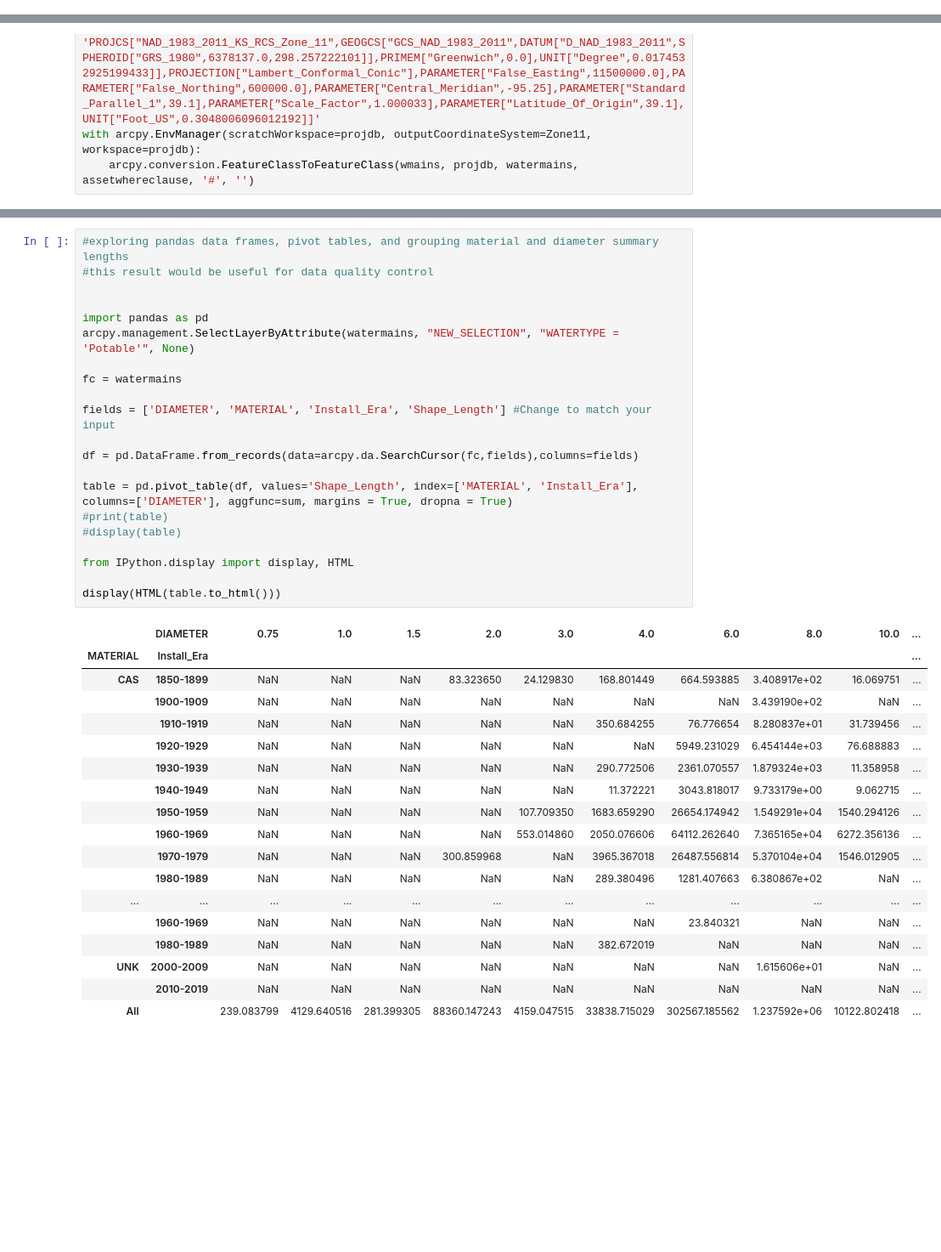
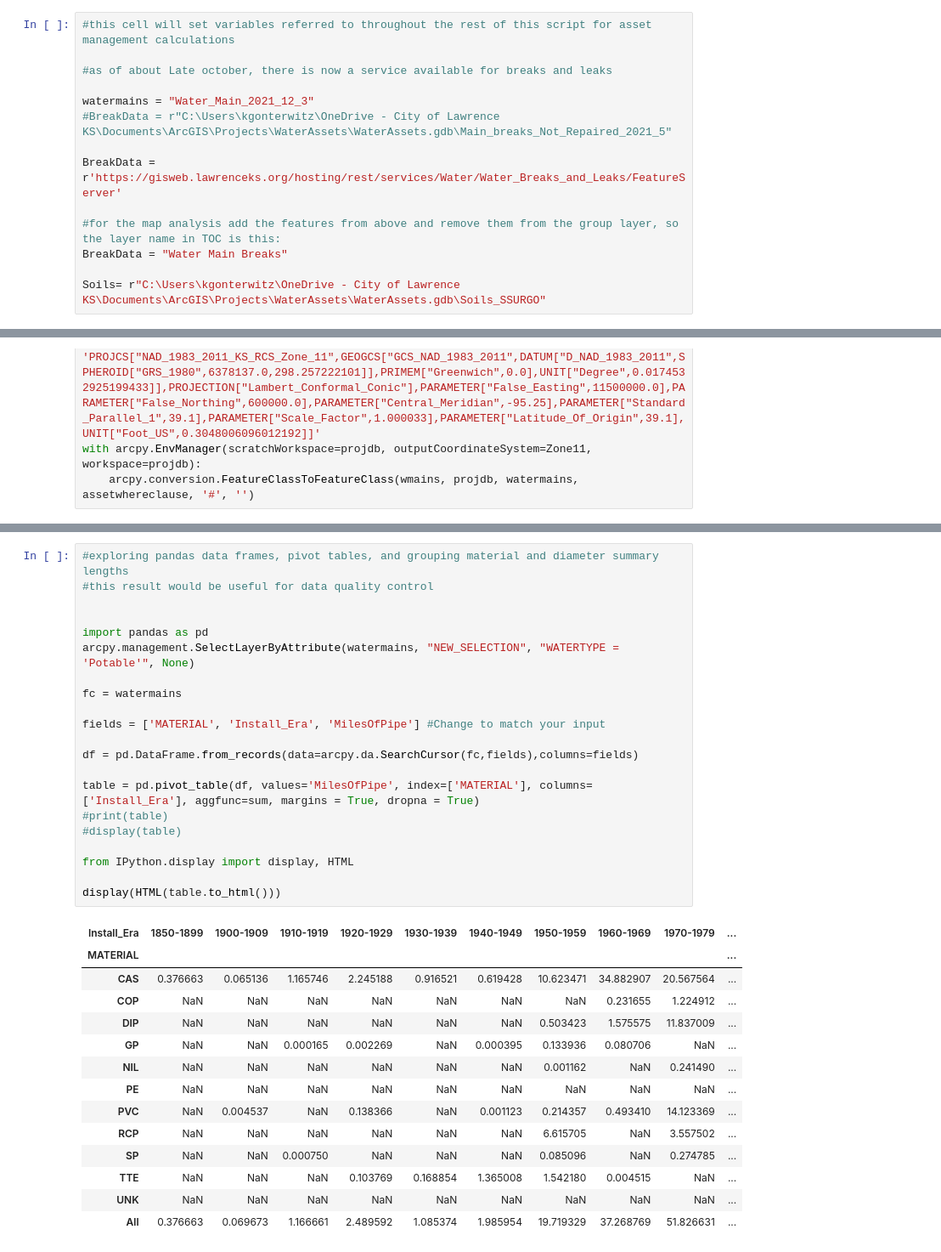
Before and after one commit to gontek/CMED, a Jupyter notebook: AssetPrediction.ipynb, the cells around one changed output, grey strips where cells are left out. Shown: that part at 85% size. Cells and saved outputs as stored; diff of their text form; blank space fills up the shorter version.

```diff
--- a/AssetPrediction.ipynb
+++ b/AssetPrediction.ipynb
@@ -26,2 +25,16 @@ BreakData = "Main_breaks_Not_Repaired_2021_5"
+# %%
+#this cell will set variables referred to throughout the rest of this script for asset management calculations
+
+#as of about Late october, there is now a service available for breaks and leaks
+
+watermains = "Water_Main_2021_12_3"
+#BreakData = r"C:\Users\kgonterwitz\OneDrive - City of Lawrence KS\Documents\ArcGIS\Projects\WaterAssets\WaterAssets.gdb\Main_breaks_Not_Repaired_2021_5"
+
+BreakData = r'https://gisweb.lawrenceks.org/hosting/rest/services/Water/Water_Breaks_and_Leaks/FeatureServer'
+
+#for the map analysis add the features from above and remove them from the group layer, so the layer name in TOC is this:
+BreakData = "Water Main Breaks"
+
+Soils= r"C:\Users\kgonterwitz\OneDrive - City of Lawrence KS\Documents\ArcGIS\Projects\WaterAssets\WaterAssets.gdb\Soils_SSURGO"
 # %%
 #initiate new analysis geodatabase and copy latest updated version of water main data
@@ -436,41 +427,37 @@ Succeeded at Monday, October 4, 2021 1:31:55 PM (Elapsed Time: 0.04 seconds)
 # %%
 #exploring pandas data frames, pivot tables, and grouping material and diameter summary lengths
 #this result would be useful for data quality control
 
 
 import pandas as pd
 arcpy.management.SelectLayerByAttribute(watermains, "NEW_SELECTION", "WATERTYPE = 'Potable'", None)
 
 fc = watermains
 
-fields = ['DIAMETER', 'MATERIAL', 'Install_Era', 'Shape_Length'] #Change to match your input
+fields = ['MATERIAL', 'Install_Era', 'MilesOfPipe'] #Change to match your input
 
 df = pd.DataFrame.from_records(data=arcpy.da.SearchCursor(fc,fields),columns=fields)
 
-table = pd.pivot_table(df, values='Shape_Length', index=['MATERIAL', 'Install_Era'], columns=['DIAMETER'], aggfunc=sum, margins = True, dropna = True)
+table = pd.pivot_table(df, values='MilesOfPipe', index=['MATERIAL'], columns=['Install_Era'], aggfunc=sum, margins = True, dropna = True)
 #print(table)
 #display(table)
 
 from IPython.display import display, HTML
 
 display(HTML(table.to_html()))
 # %% [output]
-|  | DIAMETER | 0.75 | 1.0 | 1.5 | 2.0 | 3.0 | 4.0 | 6.0 | 8.0 | 10.0 | ... |
-| MATERIAL | Install_Era |  |  |  |  |  |  |  |  |  | ... |
-| CAS | 1850-1899 | NaN | NaN | NaN | 83.323650 | 24.129830 | 168.801449 | 664.593885 | 3.408917e+02 | 16.069751 | ... |
-|  | 1900-1909 | NaN | NaN | NaN | NaN | NaN | NaN | NaN | 3.439190e+02 | NaN | ... |
-|  | 1910-1919 | NaN | NaN | NaN | NaN | NaN | 350.684255 | 76.776654 | 8.280837e+01 | 31.739456 | ... |
-|  | 1920-1929 | NaN | NaN | NaN | NaN | NaN | NaN | 5949.231029 | 6.454144e+03 | 76.688883 | ... |
-|  | 1930-1939 | NaN | NaN | NaN | NaN | NaN | 290.772506 | 2361.070557 | 1.879324e+03 | 11.358958 | ... |
-|  | 1940-1949 | NaN | NaN | NaN | NaN | NaN | 11.372221 | 3043.818017 | 9.733179e+00 | 9.062715 | ... |
-|  | 1950-1959 | NaN | NaN | NaN | NaN | 107.709350 | 1683.659290 | 26654.174942 | 1.549291e+04 | 1540.294126 | ... |
-|  | 1960-1969 | NaN | NaN | NaN | NaN | 553.014860 | 2050.076606 | 64112.262640 | 7.365165e+04 | 6272.356136 | ... |
-|  | 1970-1979 | NaN | NaN | NaN | 300.859968 | NaN | 3965.367018 | 26487.556814 | 5.370104e+04 | 1546.012905 | ... |
-|  | 1980-1989 | NaN | NaN | NaN | NaN | NaN | 289.380496 | 1281.407663 | 6.380867e+02 | NaN | ... |
-| ... | ... | ... | ... | ... | ... | ... | ... | ... | ... | ... | ... |
-|  | 1960-1969 | NaN | NaN | NaN | NaN | NaN | NaN | 23.840321 | NaN | NaN | ... |
-|  | 1980-1989 | NaN | NaN | NaN | NaN | NaN | 382.672019 | NaN | NaN | NaN | ... |
-| UNK | 2000-2009 | NaN | NaN | NaN | NaN | NaN | NaN | NaN | 1.615606e+01 | NaN | ... |
-|  | 2010-2019 | NaN | NaN | NaN | NaN | NaN | NaN | NaN | NaN | NaN | ... |
-| All |  | 239.083799 | 4129.640516 | 281.399305 | 88360.147243 | 4159.047515 | 33838.715029 | 302567.185562 | 1.237592e+06 | 10122.802418 | ... |
+| Install_Era | 1850-1899 | 1900-1909 | 1910-1919 | 1920-1929 | 1930-1939 | 1940-1949 | 1950-1959 | 1960-1969 | 1970-1979 | ... |
+| MATERIAL |  |  |  |  |  |  |  |  |  | ... |
+| CAS | 0.376663 | 0.065136 | 1.165746 | 2.245188 | 0.916521 | 0.619428 | 10.623471 | 34.882907 | 20.567564 | ... |
+| COP | NaN | NaN | NaN | NaN | NaN | NaN | NaN | 0.231655 | 1.224912 | ... |
+| DIP | NaN | NaN | NaN | NaN | NaN | NaN | 0.503423 | 1.575575 | 11.837009 | ... |
+| GP | NaN | NaN | 0.000165 | 0.002269 | NaN | 0.000395 | 0.133936 | 0.080706 | NaN | ... |
+| NIL | NaN | NaN | NaN | NaN | NaN | NaN | 0.001162 | NaN | 0.241490 | ... |
+| PE | NaN | NaN | NaN | NaN | NaN | NaN | NaN | NaN | NaN | ... |
+| PVC | NaN | 0.004537 | NaN | 0.138366 | NaN | 0.001123 | 0.214357 | 0.493410 | 14.123369 | ... |
+| RCP | NaN | NaN | NaN | NaN | NaN | NaN | 6.615705 | NaN | 3.557502 | ... |
+| SP | NaN | NaN | 0.000750 | NaN | NaN | NaN | 0.085096 | NaN | 0.274785 | ... |
+| TTE | NaN | NaN | NaN | 0.103769 | 0.168854 | 1.365008 | 1.542180 | 0.004515 | NaN | ... |
+| UNK | NaN | NaN | NaN | NaN | NaN | NaN | NaN | NaN | NaN | ... |
+| All | 0.376663 | 0.069673 | 1.166661 | 2.489592 | 1.085374 | 1.985954 | 19.719329 | 37.268769 | 51.826631 | ... |
 # %%
```
Also changed, not shown: parts of 40 cells of this notebook, 2 other files.
